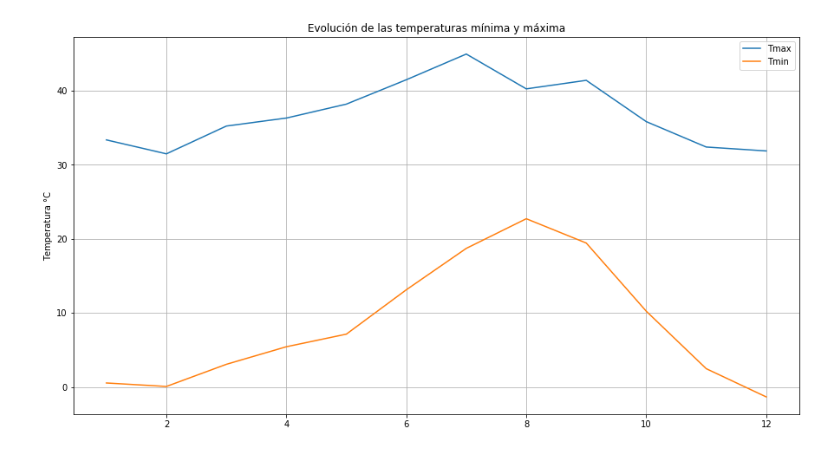
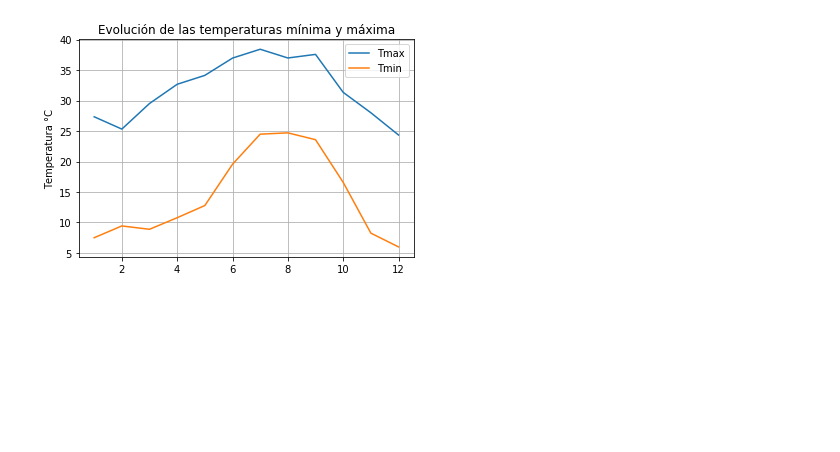
Before and after one commit to LuisGonzali/Fisica-Computacional, a Jupyter notebook: Evaluacion2/Evaluacion2.ipynb, the cells around one changed output. Cells and saved outputs as stored; diff of their text form; code cells hidden in the pictures; blank space fills up the shorter version.

```diff
--- a/Evaluacion2/Evaluacion2.ipynb
+++ b/Evaluacion2/Evaluacion2.ipynb
@@ -15,4 +16,5 @@ dfm = pd.DataFrame( pd.read_csv("MeteoVid18.csv", engine="python" ) )
 # %%
-dfm['Latitud (ºN)'] = "28º 55.117'"
-dfm['Longitud (ºO)'] = "111º 18.638'"
-dfm['Elevacion (m)'] = "101"
+#dfm['Latitud (ºN)'] = "28º 55.117'"
+#dfm['Longitud (ºO)'] = "111º 18.638'"
+#dfm['Elevacion (m)'] = "101"
+dfm.dtypes
@@ -19,6 +39,6 @@ dfm['Elevacion (m)'] = "101"
 # %%
-#Se eliminan las columnas innecesarias para el análisis (Unnamed)
+#Se eliminan las columnas innecesarias para el análisis
 dfm.drop( dfm.columns[19:35], axis=1, inplace=True )
-dfm.drop( dfm.columns[2:15], axis=1, inplace=True )
+dfm.drop( dfm.columns[2:14], axis=1, inplace=True )
 dfm.head()
 # %% [output]
@@ -44,7 +64,8 @@ dfm.head()
 # %%
 dfm.rename(columns={'AirTC_Avg':'TempA'}, inplace=True)
-dfm.rename(columns={'RH':'RelHumidity'}, inplace=True)
 dfm.rename(columns={'WS_ms_S_WVT':'VelWind'}, inplace=True)
 dfm.rename(columns={'Rn_Avg':'Rad'}, inplace=True)
+dfm.rename(columns={'albedo_Avg':'Albedo'}, inplace=True)
+dfm['Albedo'] = dfm['Albedo'].apply(lambda col:pd.to_numeric(col, errors='coerce'))
 dfm.dtypes
 # %% [output]
@@ -77,14 +96,25 @@ dfm.head()
 # %%
 # Agrupamos la Temperatura por Año y Mes, y así sacamos el máximo y mínimo mensuales.
 dfm['VelWindmean'] = dfm.groupby(['Mes'])['VelWind'].transform('mean')
-dfm['Tmax'] = dfm.groupby(['Mes'])['TempA'].transform('max')
-dfm['Tmin'] = dfm.groupby(['Mes'])['TempA'].transform('min')
-dfm['RHmax'] = dfm.groupby(['Mes'])['RelHumidity'].transform('max')
-dfm['RHmin'] = dfm.groupby(['Mes'])['RelHumidity'].transform('min')
 
-dfm['RHmean'] = dfm.groupby(['Mes'])['RelHumidity'].transform('mean')
+dfm['Tempmax'] = dfm.groupby(['Mes','Día'])['TempA'].transform('max')
+dfm['Tempmin'] = dfm.groupby(['Mes','Día'])['TempA'].transform('min')
+
+dfm['Tmax'] = dfm.groupby(['Mes'])['Tempmax'].transform('mean')
+dfm['Tmin'] = dfm.groupby(['Mes'])['Tempmin'].transform('mean')
+
+dfm['Tmean'] = dfm.groupby(['Mes'])['TempA'].transform('mean')
+
+dfm["RelHmax"] =dfm.groupby(["Mes","Día"])['RH'].transform("max")
+dfm["RelHmin"] = dfm.groupby(["Mes","Día"])['RH'].transform("min")
+
+dfm['RHmax'] = dfm.groupby(['Mes'])['RelHmax'].transform('mean')
+dfm['RHmin'] = dfm.groupby(['Mes'])['RelHmin'].transform('mean')
+
+dfm['RHmean'] = dfm.groupby(['Mes'])['RH'].transform('mean')
 
 dfm['RadNet'] = dfm.groupby(['Mes'])['Rad'].transform('mean')
+dfm['Albedo'] = dfm.groupby(['Mes'])['Albedo'].transform('mean')
 dfm["Mes"]=dfm.Mes
 dfm["Año"]=dfm.Año
 dfm['Día']=dfm.Día
@@ -126,13 +143,11 @@ df.head(12)
 # %%
-plt.figure(figsize=(15,8))
-
 plt.plot(df.Mes, df.Tmax)
 plt.plot(df.Mes, df.Tmin)
 plt.title("Evolución de las temperaturas mínima y máxima")
 plt.ylabel("Temperatura °C")
 plt.gca().legend(('Tmax','Tmin'))
 plt.grid(True)
 plt.show()
 # %% [output]
-[figure, old version]
+[figure, new version]
 # %%
```
Also changed, not shown: parts of 36 cells of this notebook, 4 other files.
